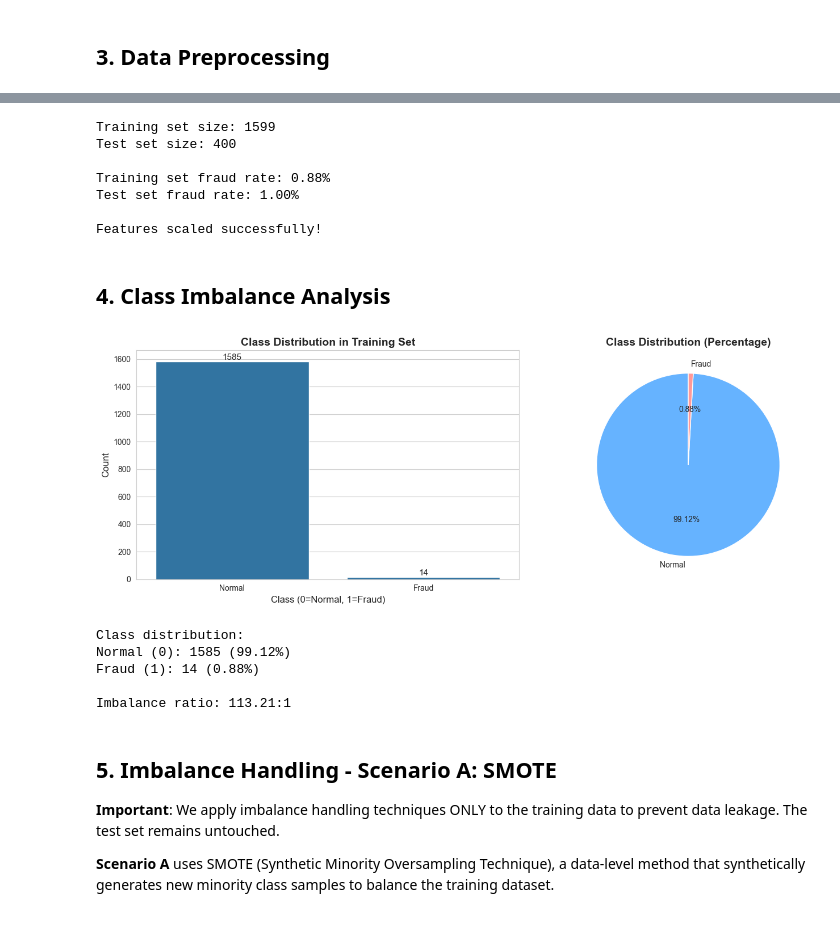
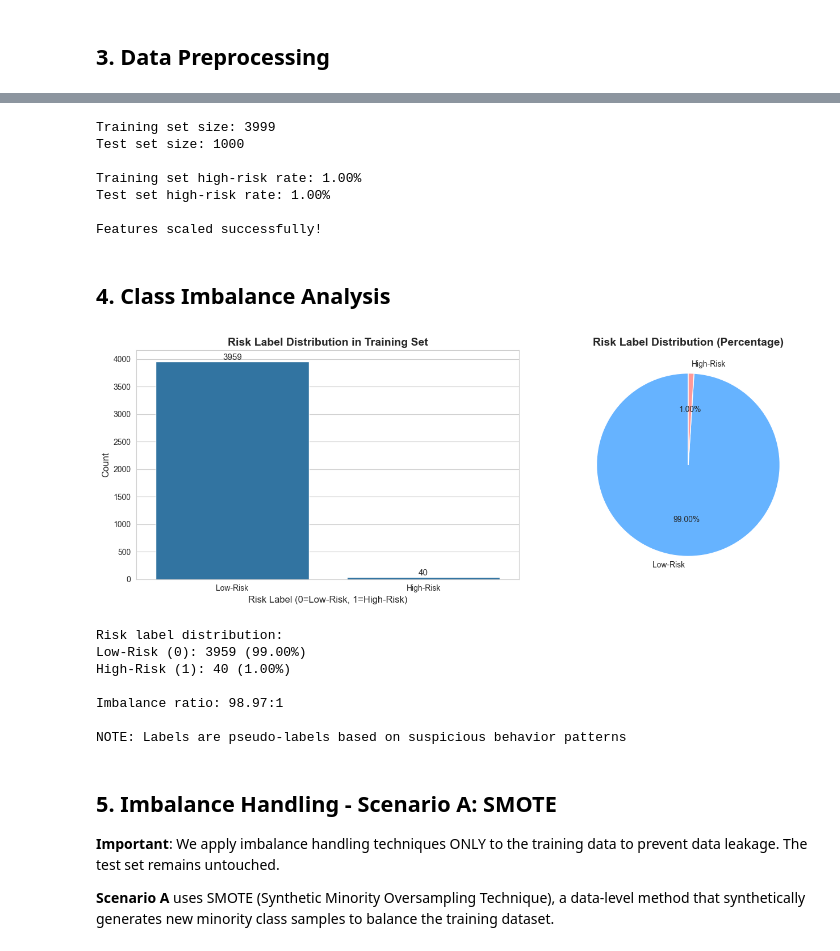
Before and after one commit to gandharyanto/ml_fraud_detection, a Jupyter notebook: fraud_detection.ipynb, the cells around one changed output, grey strips where cells are left out. Saved outputs shown, nothing was run; the diff lists cells and outputs as text; code cells hidden in the pictures.

```diff
--- a/fraud_detection.ipynb
+++ b/fraud_detection.ipynb
@@ -522,15 +648,17 @@ First few rows of processed data:
 ## 3. Data Preprocessing
 # %%
 # Separate features and target
-X = df.drop('is_fraud', axis=1)
-y = df['is_fraud']
+# NOTE: y is risk_label (pseudo-label), NOT ground-truth fraud
+X = df.drop('risk_label', axis=1)
+y = df['risk_label']  # risk_label: 1 = high-risk, 0 = low-risk
 
 # Display basic statistics
 print("Dataset Information:")
 print(f"Total samples: {len(df)}")
 print(f"Features: {X.shape[1]}")
-print(f"Fraud cases: {y.sum()} ({y.mean()*100:.2f}%)")
-print(f"Normal cases: {(y==0).sum()} ({(y==0).mean()*100:.2f}%)")
+print(f"High-risk cases (risk_label=1): {y.sum()} ({y.mean()*100:.2f}%)")
+print(f"Low-risk cases (risk_label=0): {(y==0).sum()} ({(y==0).mean()*100:.2f}%)")
+print(f"\nNOTE: Labels are pseudo-labels based on suspicious behavior patterns (A1-A6)")
 print("\nFeature statistics:")
 X.describe()
 # %% [output]
@@ -583,8 +712,8 @@ X_train, X_test, y_train, y_test = train_test_split(
 
 print(f"Training set size: {X_train.shape[0]}")
 print(f"Test set size: {X_test.shape[0]}")
-print(f"\nTraining set fraud rate: {y_train.mean()*100:.2f}%")
-print(f"Test set fraud rate: {y_test.mean()*100:.2f}%")
+print(f"\nTraining set high-risk rate: {y_train.mean()*100:.2f}%")
+print(f"Test set high-risk rate: {y_test.mean()*100:.2f}%")
 
 # Scale features (important for neural networks)
 scaler = StandardScaler()
@@ -597,11 +726,11 @@ X_test_scaled_df = pd.DataFrame(X_test_scaled, columns=X_test.columns, index=X_t
 
 print("\nFeatures scaled successfully!")
 # %% [output]
-Training set size: 1599
-Test set size: 400
+Training set size: 3999
+Test set size: 1000
 
-Training set fraud rate: 0.88%
-Test set fraud rate: 1.00%
+Training set high-risk rate: 1.00%
+Test set high-risk rate: 1.00%
 
 Features scaled successfully!
 # %% [markdown]
@@ -609,40 +738,43 @@ Features scaled successfully!
 # %%
 # Visualize class distribution
 fig, axes = plt.subplots(1, 2, figsize=(14, 5))
 
 # Count plot
-sns.countplot(data=pd.DataFrame({'is_fraud': y_train}), x='is_fraud', ax=axes[0])
-axes[0].set_title('Class Distribution in Training Set', fontsize=14, fontweight='bold')
-axes[0].set_xlabel('Class (0=Normal, 1=Fraud)', fontsize=12)
+sns.countplot(data=pd.DataFrame({'risk_label': y_train}), x='risk_label', ax=axes[0])
+axes[0].set_title('Risk Label Distribution in Training Set', fontsize=14, fontweight='bold')
+axes[0].set_xlabel('Risk Label (0=Low-Risk, 1=High-Risk)', fontsize=12)
 axes[0].set_ylabel('Count', fontsize=12)
-axes[0].set_xticklabels(['Normal', 'Fraud'])
+axes[0].set_xticklabels(['Low-Risk', 'High-Risk'])
 
 # Add count labels on bars
 for p in axes[0].patches:
     axes[0].annotate(f'{int(p.get_height())}',
                     (p.get_x() + p.get_width() / 2., p.get_height()),
                     ha='center', va='bottom', fontsize=11)
 
 # Pie chart
-fraud_counts = y_train.value_counts()
-axes[1].pie(fraud_counts.values, labels=['Normal', 'Fraud'], autopct='%1.2f%%',
+risk_counts = y_train.value_counts()
+axes[1].pie(risk_counts.values, labels=['Low-Risk', 'High-Risk'], autopct='%1.2f%%',
            startangle=90, colors=['#66b3ff', '#ff9999'])
-axes[1].set_title('Class Distribution (Percentage)', fontsize=14, fontweight='bold')
+axes[1].set_title('Risk Label Distribution (Percentage)', fontsize=14, fontweight='bold')
 
 plt.tight_layout()
 plt.show()
 
-print(f"Class distribution:")
-print(f"Normal (0): {fraud_counts[0]} ({fraud_counts[0]/len(y_train)*100:.2f}%)")
-print(f"Fraud (1): {fraud_counts[1]} ({fraud_counts[1]/len(y_train)*100:.2f}%)")
-print(f"\nImbalance ratio: {fraud_counts[0]/fraud_counts[1]:.2f}:1")
+print(f"Risk label distribution:")
+print(f"Low-Risk (0): {risk_counts[0]} ({risk_counts[0]/len(y_train)*100:.2f}%)")
+print(f"High-Risk (1): {risk_counts[1]} ({risk_counts[1]/len(y_train)*100:.2f}%)")
+print(f"\nImbalance ratio: {risk_counts[0]/risk_counts[1]:.2f}:1")
+print(f"\nNOTE: Labels are pseudo-labels based on suspicious behavior patterns")
 # %% [output]
-[figure, old version]
+[figure, new version]
-Class distribution:
-Normal (0): 1585 (99.12%)
-Fraud (1): 14 (0.88%)
+Risk label distribution:
+Low-Risk (0): 3959 (99.00%)
+High-Risk (1): 40 (1.00%)
 
-Imbalance ratio: 113.21:1
+Imbalance ratio: 98.97:1
+
+NOTE: Labels are pseudo-labels based on suspicious behavior patterns
 # %% [markdown]
 ## 5. Imbalance Handling - Scenario A: SMOTE
 
```
Also changed, not shown: parts of 52 cells of this notebook, 1 other file.
